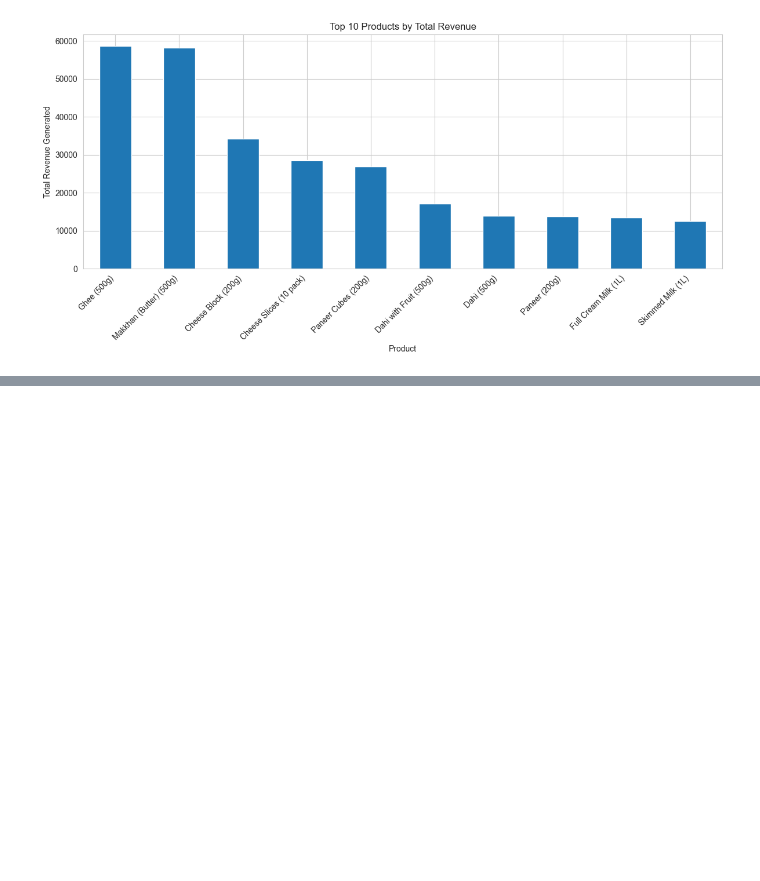
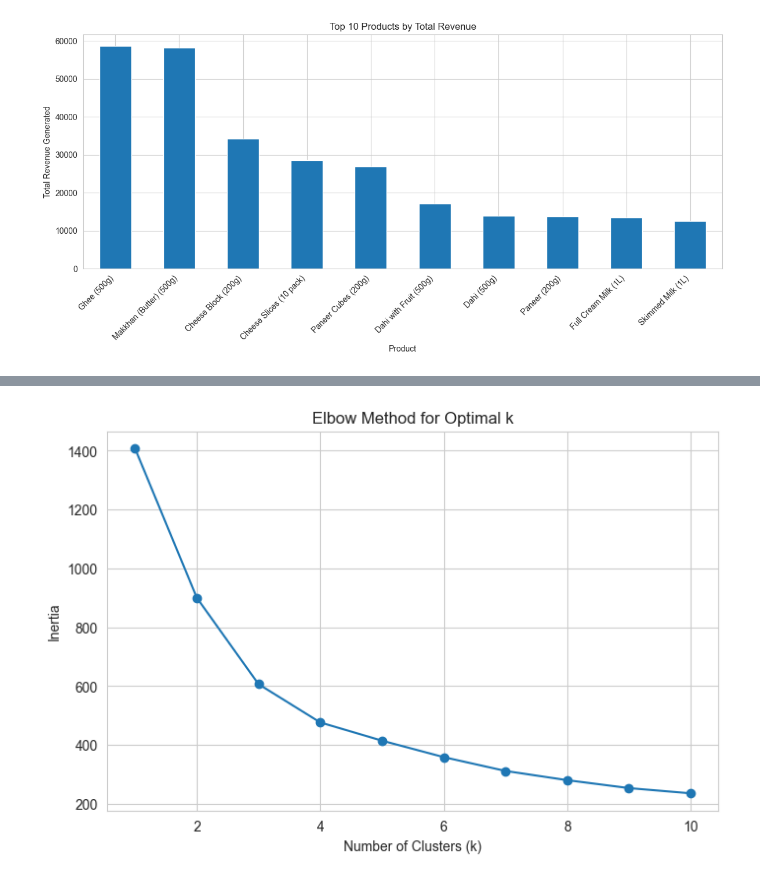
Before and after one commit to mansimakhare/dudhganga_dairy_analytics-, a Jupyter notebook: dudhganga-dairy-analysis.ipynb, the cells around one changed output, grey strips where cells are left out. Cells and saved outputs as stored; diff of their text form; code cells hidden in the pictures; blank space fills up the shorter version.

Commit message:
feat: Implement K-Means clustering for customer segmentation

```diff
--- a/dudhganga-dairy-analysis.ipynb
+++ b/dudhganga-dairy-analysis.ipynb
@@ -243,0 +280,14 @@ plt.show()
+# %%
+from sklearn.preprocessing import StandardScaler
+
+# Initialize the scaler
+scaler = StandardScaler()
+
+# Scale the RFM data
+rfm_scaled = scaler.fit_transform(customer_rfm)
+
+# Convert back to a DataFrame for clarity
+rfm_scaled_df = pd.DataFrame(rfm_scaled, columns=['recency', 'frequency', 'monetary'])
+
+print("\nScaled RFM Dataframe:")
+rfm_scaled_df.head()
@@ -243,0 +302,20 @@ plt.show()
+# %%
+from sklearn.cluster import KMeans
+
+# Find the optimal number of clusters using the Elbow Method
+inertia = []
+k_range = range(1, 11)
+for k in k_range:
+    kmeans = KMeans(n_clusters=k, random_state=42, n_init=10) # Set n_init to avoid warning
+    kmeans.fit(rfm_scaled_df)
+    inertia.append(kmeans.inertia_)
+
+# Plot the Elbow Curve
+plt.figure(figsize=(8, 5))
+plt.plot(k_range, inertia, marker='o')
+plt.title('Elbow Method for Optimal k')
+plt.xlabel('Number of Clusters (k)')
+plt.ylabel('Inertia')
+plt.show()
+# %% [output]
+[figure, added]
```
Also changed, not shown: parts of 4 cells of this notebook.
